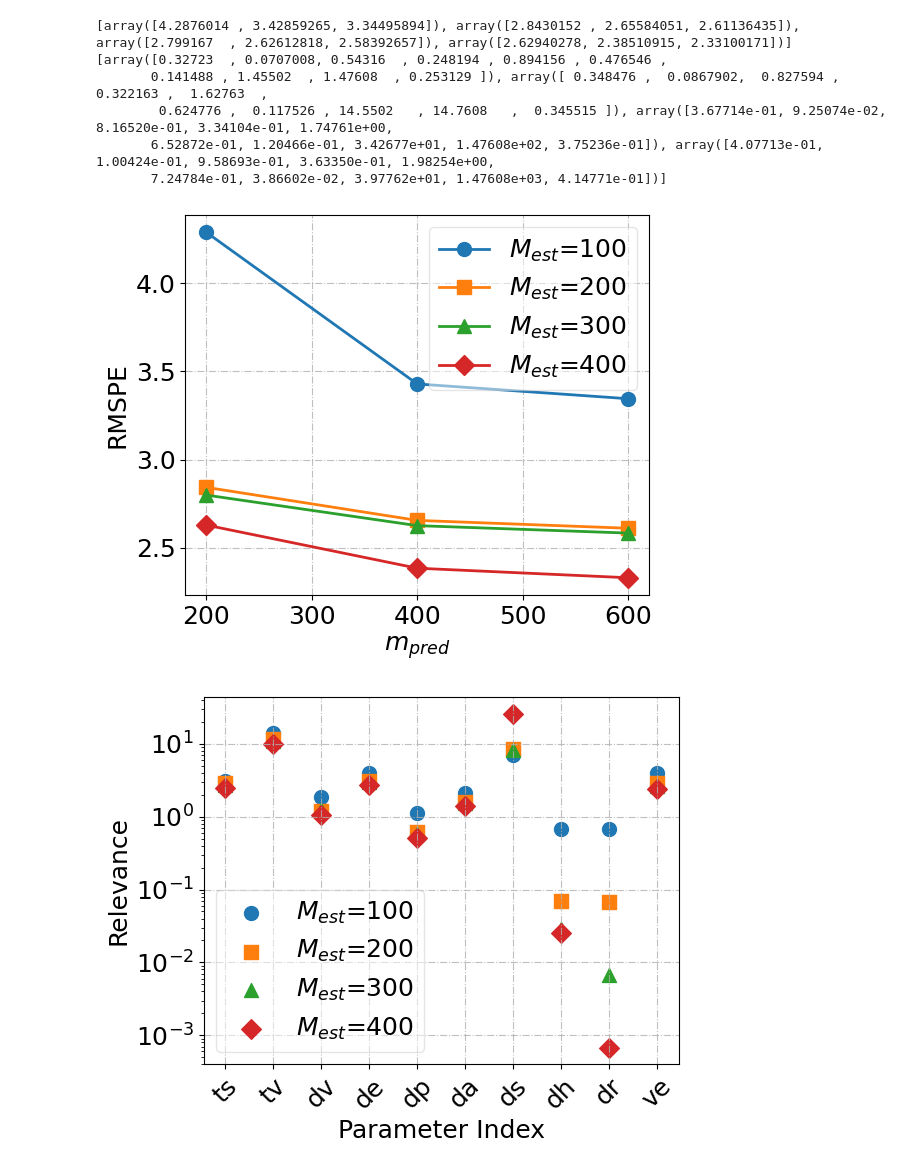
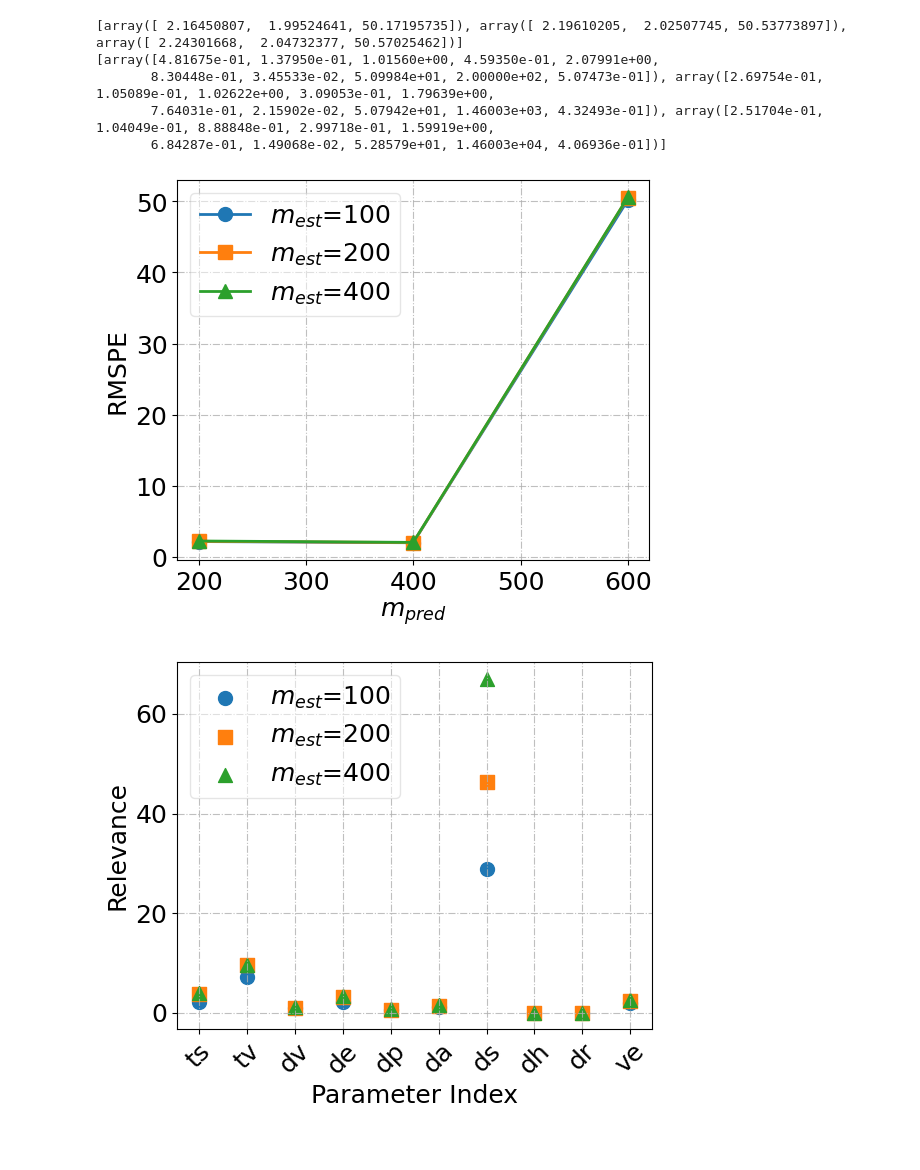
Before and after one commit to paper-code1/VecchiaConditionalExtremes, a Jupyter notebook: experiments/RealDatasetVisu.ipynb, the cells around one changed output. Saved outputs shown, nothing was run; the diff lists cells and outputs as text; code cells hidden in the pictures.

```diff
--- a/experiments/RealDatasetVisu.ipynb
+++ b/experiments/RealDatasetVisu.ipynb
@@ -2,35 +2,48 @@
 import pandas as pd
 import matplotlib.pyplot as plt
 
-N=900000
-N_TEST=100000
-BlockCount=[10000]
-BlockCount_TEST=[20000]
-NN_est=[100, 200, 300, 400]
+# N=900000
+# N_TEST=100000
+# BlockCount=[10000]
+# BlockCount_TEST=[20000]
+# NN_est=[100, 200, 300, 400]
+# seed=1
+# append_str='_RealDataset'
+# DIR = '../log/RealDataset_mini'
+# fig_tag="mini"
+# NN_pred=[200, 400, 600]
+
+N=45000000
+N_TEST=5000000
+BlockCount=[450000]
+BlockCount_TEST=[50000]
+NN_est=[100, 200, 400]
+seed=42
+append_str='_RealDataset_prediction'
+DIR = '../log/RealDataset'
+fig_tag="full"
 NN_pred=[200, 400, 600]
+
 DIM=10
-
-DIR = '../log/RealDataset'
 
 rmspe_array = []
 params_array = []
 # Read the CSV file
 for i in range(len(BlockCount)):
     for j in range(len(NN_est)):
-        df_array = pd.read_csv(f'{DIR}/logFile_numPointsTotal{N}_numBlocksTotal{BlockCount[i]}_m{NN_est[j]}_seed1_isScaled1_RealDataset.csv')
-        theta_array = pd.read_csv(f'{DIR}/theta_numPointsTotal{N}_numBlocksTotal{BlockCount[i]}_m{NN_est[j]}_seed1_isScaled1_RealDataset.csv')
+        df_array = pd.read_csv(f'{DIR}/logFile_numPointsTotal{N}_numBlocksTotal{BlockCount[i]}_m{NN_est[j]}_seed{seed}_isScaled1{append_str}.csv')
+        theta_array = pd.read_csv(f'{DIR}/theta_numPointsTotal{N}_numBlocksTotal{BlockCount[i]}_m{NN_est[j]}_seed{seed}_isScaled1{append_str}.csv')
         rmspe_array.append(df_array['rmspe'].values)
         params_array.append(theta_array.iloc[0, 2:12].values)
 
 print(rmspe_array)
 print(params_array)
 # %% [output]
-[array([4.2876014 , 3.42859265, 3.34495894]), array([2.8430152 , 2.65584051, 2.61136435]), array([2.799167  , 2.62612818, 2.58392657]), array([2.62940278, 2.38510915, 2.33100171])]
-[array([0.32723  , 0.0707008, 0.54316  , 0.248194 , 0.894156 , 0.476546 ,
-       0.141488 , 1.45502  , 1.47608  , 0.253129 ]), array([ 0.348476 ,  0.0867902,  0.827594 ,  0.322163 ,  1.62763  ,
-        0.624776 ,  0.117526 , 14.5502   , 14.7608   ,  0.345515 ]), array([3.67714e-01, 9.25074e-02, 8.16520e-01, 3.34104e-01, 1.74761e+00,
-       6.52872e-01, 1.20466e-01, 3.42677e+01, 1.47608e+02, 3.75236e-01]), array([4.07713e-01, 1.00424e-01, 9.58693e-01, 3.63350e-01, 1.98254e+00,
-       7.24784e-01, 3.86602e-02, 3.97762e+01, 1.47608e+03, 4.14771e-01])]
+[array([ 2.16450807,  1.99524641, 50.17195735]), array([ 2.19610205,  2.02507745, 50.53773897]), array([ 2.24301668,  2.04732377, 50.57025462])]
+[array([4.81675e-01, 1.37950e-01, 1.01560e+00, 4.59350e-01, 2.07991e+00,
+       8.30448e-01, 3.45533e-02, 5.09984e+01, 2.00000e+02, 5.07473e-01]), array([2.69754e-01, 1.05089e-01, 1.02622e+00, 3.09053e-01, 1.79639e+00,
+       7.64031e-01, 2.15902e-02, 5.07942e+01, 1.46003e+03, 4.32493e-01]), array([2.51704e-01, 1.04049e-01, 8.88848e-01, 2.99718e-01, 1.59919e+00,
+       6.84287e-01, 1.49068e-02, 5.28579e+01, 1.46003e+04, 4.06936e-01])]
 # %%
 import matplotlib.pyplot as plt
 
@@ -51,7 +64,7 @@ for i, nn_est in enumerate(NN_est):
              marker=styles['markers'][i],
             #  linestyle=styles['linestyles'][i],
              color=styles['colors'][i],
-             label=r'$M_{est}$='+str(nn_est),
+             label=r'$m_{est}$='+str(nn_est),
              markersize=10,
              linewidth=2)
 
@@ -61,43 +74,43 @@ plt.ylabel('RMSPE')
 plt.legend(framealpha=0.5)
 plt.grid(True, ls="-.", alpha=0.8)
 plt.tight_layout()
-plt.savefig('./fig/real_dataset_1M_rmspe.pdf')
+plt.savefig(f'./fig/real_dataset_{fig_tag}_rmspe.pdf')
 plt.show()
 # %% [output]
-[figure, old version]
+[figure, new version]
 # %%
 import matplotlib.pyplot as plt
 
 plt.rcParams.update({'font.size': 18})
 
 plt.figure(figsize=(6, 5))
 
 # Different styles for each line
 styles = {
     'colors': ['#1f77b4', '#ff7f0e', '#2ca02c', '#d62728'],  # More distinct colors
     'markers': ['o', 's', '^', 'D'],  # Circle, Square, Triangle, Diamond
 }
 
 # Parameter names
 param_names = ['ts', 'tv', 'dv', 'de', 'dp', 'da', 'ds', 'dh', 'dr', 've']
 x_values = range(1, 11)
 
 # Plot each theta array
 for i, nn_est in enumerate(NN_est):
     plt.scatter(x_values, 1/params_array[i],
                marker=styles['markers'][i],
                color=styles['colors'][i],
-               label=r'$M_{est}$='+str(nn_est),
+               label=r'$m_{est}$='+str(nn_est),
                s=100)
 
 plt.xticks(x_values, param_names, rotation=45)  # Add parameter names to x-axis
 plt.xlabel('Parameter Index')
 plt.ylabel('Relevance')
 plt.legend(framealpha=0.5)
 plt.grid(True, ls="-.", alpha=0.8)
 plt.tight_layout()
-plt.yscale('log')
-plt.savefig('./fig/real_dataset_1M_params.pdf')
+# plt.yscale('log')
+plt.savefig(f'./fig/real_dataset_{fig_tag}_params.pdf')
 plt.show()
 # %% [output]
-[figure, old version]
+[figure, new version]
```
Also changed, not shown: 2 other files.
